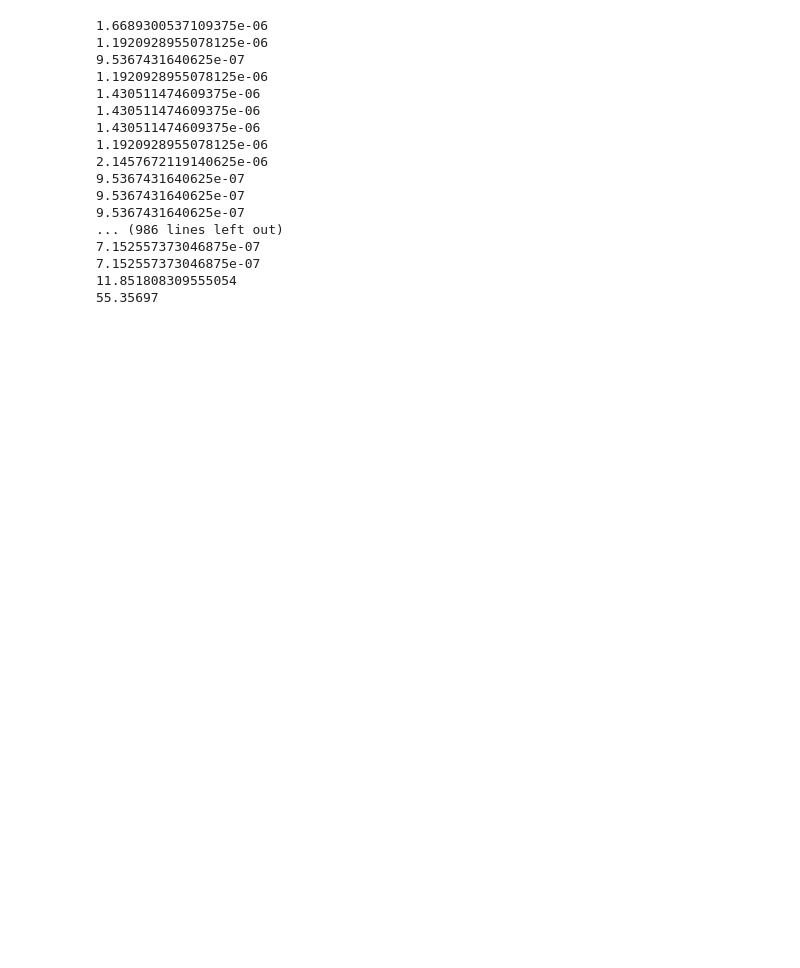
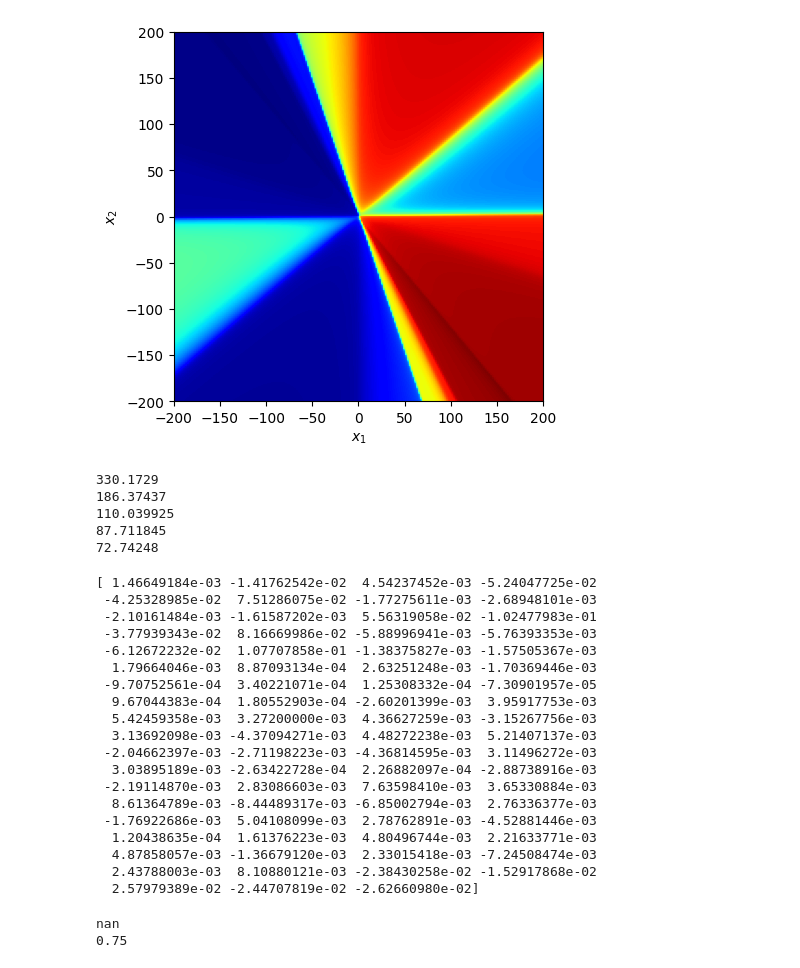
Before and after one commit to hershkumar/summer2022, a Jupyter notebook: autodiff/astrakharchik.ipynb, the cells around one changed output. Saved outputs shown, nothing was run; the diff lists cells and outputs as text; code cells hidden in the pictures; blank space fills up the shorter version.

Commit message:
set up energy and gradient, try to get gradient descent working

```diff
--- a/autodiff/astrakharchik.ipynb
+++ b/autodiff/astrakharchik.ipynb
@@ -182,21 +218,61 @@ def gradient(params, omega, g, num_particles, num_samples=10**3):
+# %%
+# plotting the wavefunction
+size = 200
+xmin = -200
+xmax = 200
+ymin = -200
+ymax = 200
+X = np.linspace(xmin, xmax, size)
+Y = np.linspace(ymin, ymax, size)
+mesh = [[psi([i, j], nn.conv1d()) for i in X] for j in Y]
+fig = plt.figure()
+plt.xlabel(r"$x_1$")
+plt.ylabel(r"$x_2$")
+im = plt.imshow(mesh, cmap=plt.get_cmap('jet'), extent=[xmin, xmax, ymin, ymax], origin='lower')
+plt.show()
+# %% [output]
+[figure, added]
+# %%
+print(avg_energy(nn.conv1d(), omega,g,N,10**3))
+print(avg_energy(nn.conv1d(), omega,g,N,10**3))
+print(avg_energy(nn.conv1d(), omega,g,N,10**3))
+print(avg_energy(nn.conv1d(), omega,g,N,10**3))
+print(avg_energy(nn.conv1d(), omega,g,N,10**3))
+# %% [output]
+330.1729
+186.37437
+110.039925
+87.711845
+72.74248
 # %%
-print(avg_energy(nn.conv1d(),1,1,2))
-#print(df_dtheta(jnp.array([1.0,1.0]), nn.conv1d()))
+#print(gradient(nn.conv1d(),1,1,2))
+#print(psi([1.0,1.0], nn.conv1d()))
+optd = vgrad_opt(nn.conv1d(), omega,g,N)
+print(optd[-1])
 # %% [output]
-1.6689300537109375e-06
-1.1920928955078125e-06
-9.5367431640625e-07
-1.1920928955078125e-06
-1.430511474609375e-06
-1.430511474609375e-06
-1.430511474609375e-06
-1.1920928955078125e-06
-2.1457672119140625e-06
-9.5367431640625e-07
-9.5367431640625e-07
-9.5367431640625e-07
-... (986 lines left out)
-7.152557373046875e-07
-7.152557373046875e-07
-11.851808309555054
-55.35697
+[ 1.46649184e-03 -1.41762542e-02  4.54237452e-03 -5.24047725e-02
+ -4.25328985e-02  7.51286075e-02 -1.77275611e-03 -2.68948101e-03
+ -2.10161484e-03 -1.61587202e-03  5.56319058e-02 -1.02477983e-01
+ -3.77939343e-02  8.16669986e-02 -5.88996941e-03 -5.76393353e-03
+ -6.12672232e-02  1.07707858e-01 -1.38375827e-03 -1.57505367e-03
+  1.79664046e-03  8.87093134e-04  2.63251248e-03 -1.70369446e-03
+ -9.70752561e-04  3.40221071e-04  1.25308332e-04 -7.30901957e-05
+  9.67044383e-04  1.80552903e-04 -2.60201399e-03  3.95917753e-03
+  5.42459358e-03  3.27200000e-03  4.36627259e-03 -3.15267756e-03
+  3.13692098e-03 -4.37094271e-03  4.48272238e-03  5.21407137e-03
+ -2.04662397e-03 -2.71198223e-03 -4.36814595e-03  3.11496272e-03
+  3.03895189e-03 -2.63422728e-04  2.26882097e-04 -2.88738916e-03
+ -2.19114870e-03  2.83086603e-03  7.63598410e-03  3.65330884e-03
+  8.61364789e-03 -8.44489317e-03 -6.85002794e-03  2.76336377e-03
+ -1.76922686e-03  5.04108099e-03  2.78762891e-03 -4.52881446e-03
+  1.20438635e-04  1.61376223e-03  4.80496744e-03  2.21633771e-03
+  4.87858057e-03 -1.36679120e-03  2.33015418e-03 -7.24508474e-03
+  2.43788003e-03  8.10880121e-03 -2.38430258e-02 -1.52917868e-02
+  2.57979389e-02 -2.44707819e-02 -2.62660980e-02]
+# %%
+print(avg_energy(optd[-1], omega,g,N,10**3))
+true_E = N*omega/2 -  g**2/24 * N * (N**2 - 1)
+print(true_E)
+# %% [output]
+nan
+0.75
```
Also changed, not shown: parts of 4 cells of this notebook.
